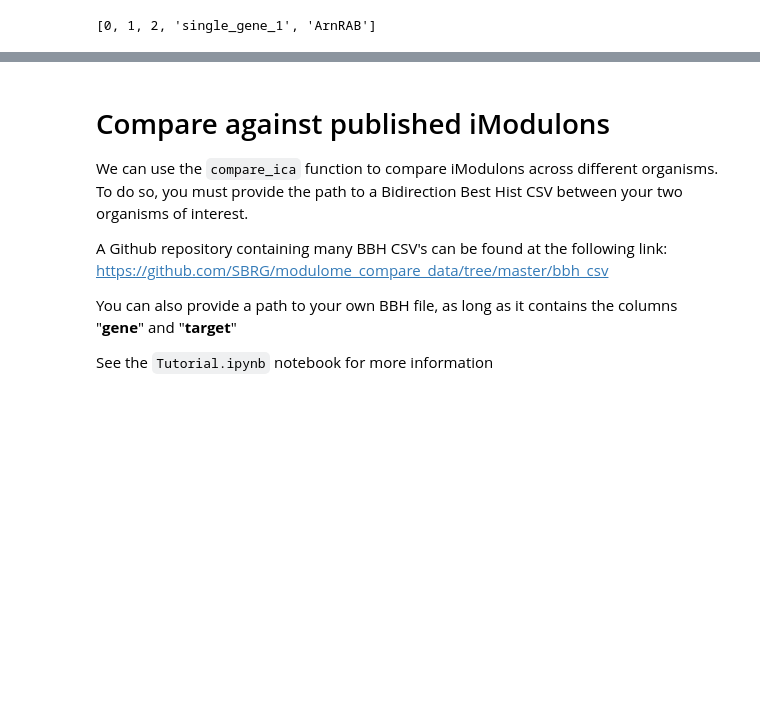
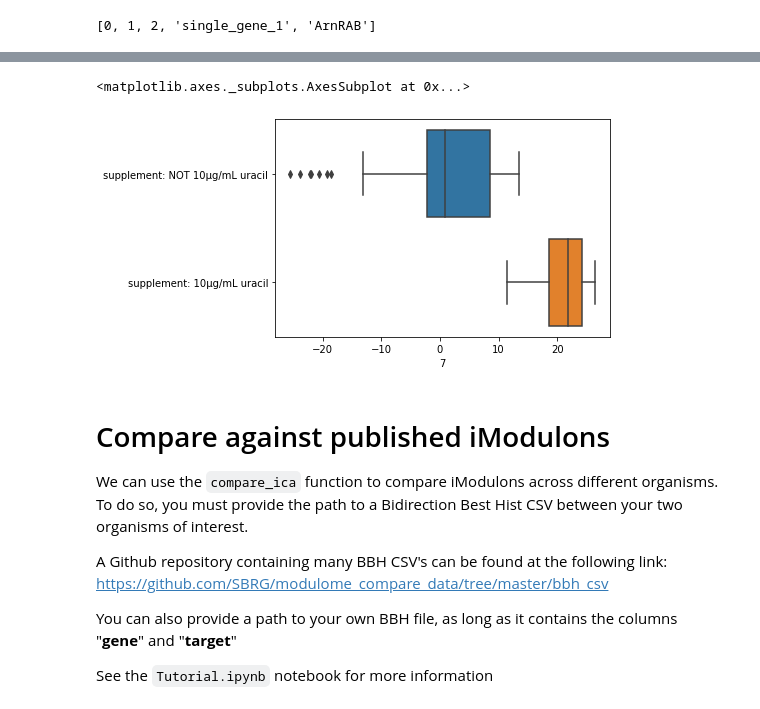
Before and after one commit to SBRG/pymodulon, a Jupyter notebook: notebooks/iModulon_characterization.ipynb, the cells around one changed output, grey strips where cells are left out. Saved outputs shown, nothing was run; the diff lists cells and outputs as text; code cells hidden in the pictures; blank space fills up the shorter version.

```diff
--- a/notebooks/iModulon_characterization.ipynb
+++ b/notebooks/iModulon_characterization.ipynb
@@ -324,3 +357,8 @@ ica_data.imodulon_names[:5]
+# %%
+metadata_boxplot(ica_data,7,n_boxes=2)
+# %% [output]
+<matplotlib.axes._subplots.AxesSubplot at 0x...>
+[figure, added]
 # %% [markdown]
 # Compare against published iModulons
 We can use the `compare_ica` function to compare iModulons across different organisms. To do so, you must provide the path to a Bidirection Best Hist CSV between your two organisms of interest.
```
Also changed, not shown: parts of 19 cells of this notebook, 1 other file.
